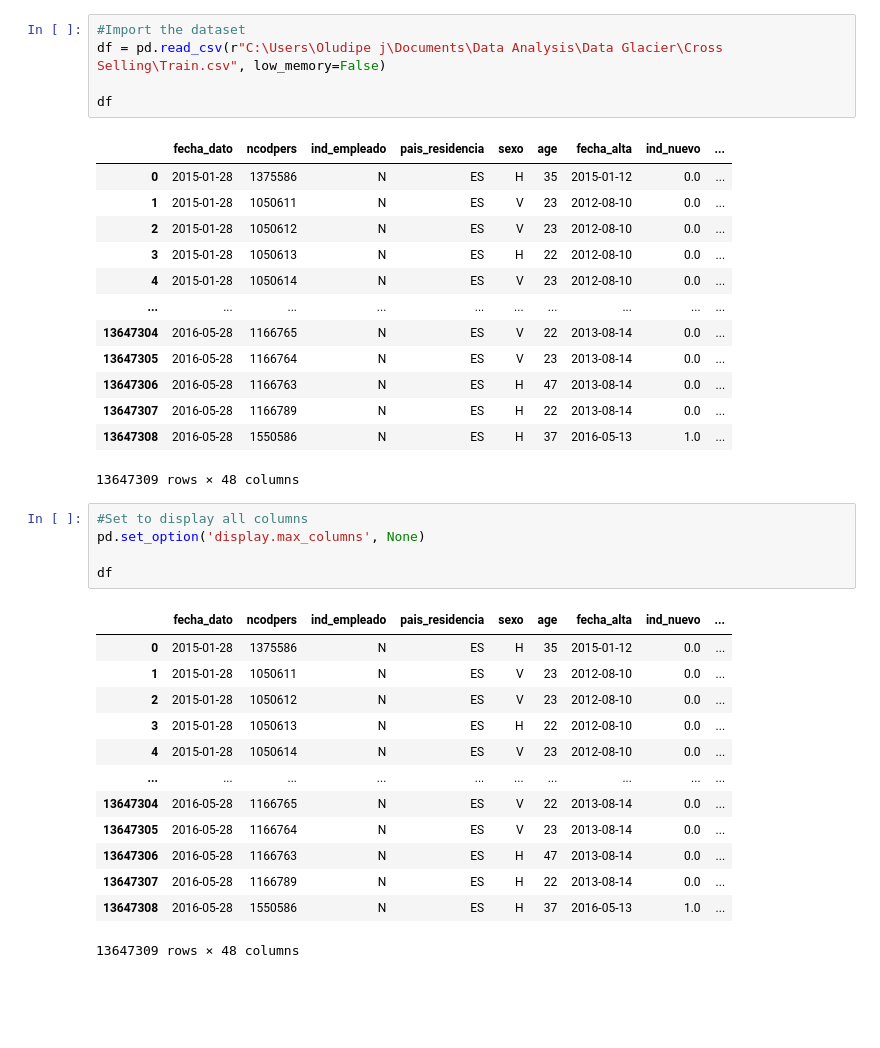
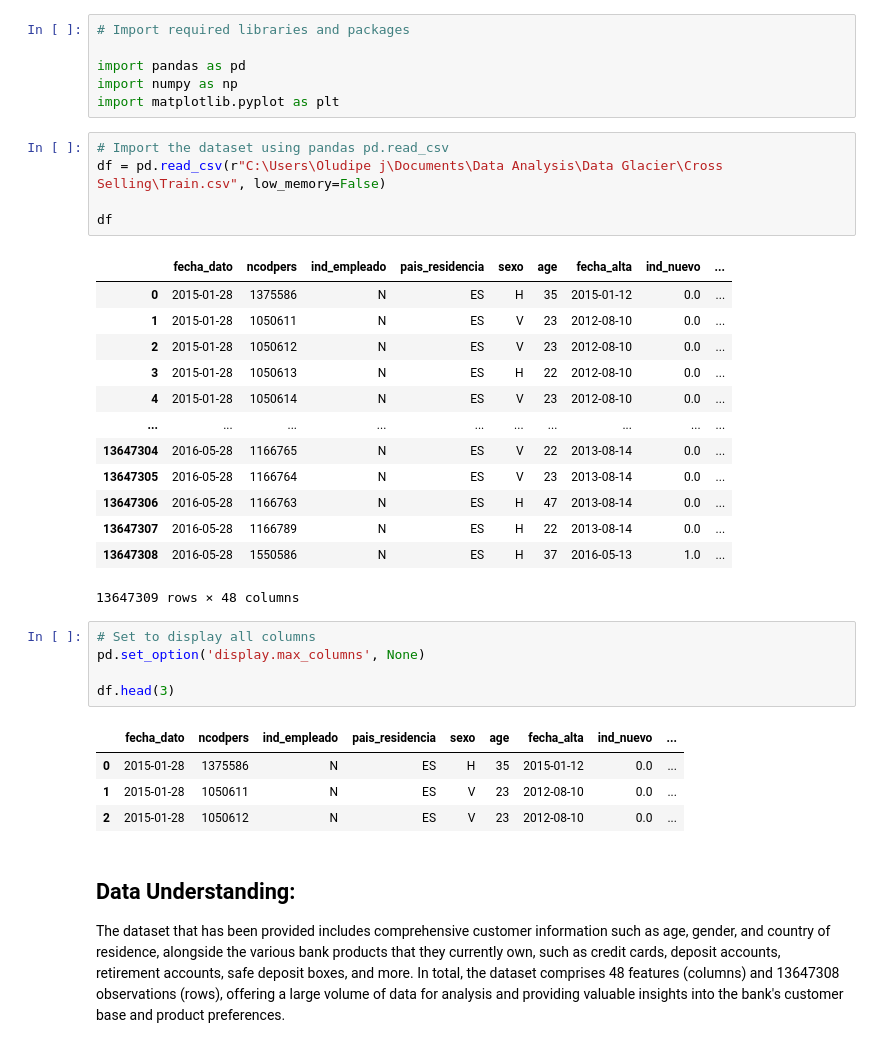
Before and after one commit to JesumboOludipe/Data-Glacier-Internship, a Jupyter notebook: Week 9/Cross-Selling Project.ipynb, the cells around one changed output. Cells and saved outputs as stored; diff of their text form; blank space fills up the shorter version.

```diff
--- a/Week 9/Cross-Selling Project.ipynb
+++ b/Week 9/Cross-Selling Project.ipynb
@@ -6,5 +10,11 @@ import numpy as np
+# %%
+# Import required libraries and packages
+
+import pandas as pd
+import numpy as np
+import matplotlib.pyplot as plt
 # %%
-#Import the dataset
+# Import the dataset using pandas pd.read_csv
 df = pd.read_csv(r"C:\Users\Oludipe j\Documents\Data Analysis\Data Glacier\Cross Selling\Train.csv", low_memory=False)
 
 df
@@ -23,21 +33,15 @@ df
 | 13647308 | 2016-05-28 | 1550586 | N | ES | H | 37 | 2016-05-13 | 1.0 | ... |
 13647309 rows × 48 columns
 # %%
-#Set to display all columns
+# Set to display all columns
 pd.set_option('display.max_columns', None)
 
-df
+df.head(3)
 # %% [output]
 |  | fecha_dato | ncodpers | ind_empleado | pais_residencia | sexo | age | fecha_alta | ind_nuevo | ... |
 | 0 | 2015-01-28 | 1375586 | N | ES | H | 35 | 2015-01-12 | 0.0 | ... |
 | 1 | 2015-01-28 | 1050611 | N | ES | V | 23 | 2012-08-10 | 0.0 | ... |
 | 2 | 2015-01-28 | 1050612 | N | ES | V | 23 | 2012-08-10 | 0.0 | ... |
-| 3 | 2015-01-28 | 1050613 | N | ES | H | 22 | 2012-08-10 | 0.0 | ... |
-| 4 | 2015-01-28 | 1050614 | N | ES | V | 23 | 2012-08-10 | 0.0 | ... |
-| ... | ... | ... | ... | ... | ... | ... | ... | ... | ... |
-| 13647304 | 2016-05-28 | 1166765 | N | ES | V | 22 | 2013-08-14 | 0.0 | ... |
-| 13647305 | 2016-05-28 | 1166764 | N | ES | V | 23 | 2013-08-14 | 0.0 | ... |
-| 13647306 | 2016-05-28 | 1166763 | N | ES | H | 47 | 2013-08-14 | 0.0 | ... |
-| 13647307 | 2016-05-28 | 1166789 | N | ES | H | 22 | 2013-08-14 | 0.0 | ... |
-| 13647308 | 2016-05-28 | 1550586 | N | ES | H | 37 | 2016-05-13 | 1.0 | ... |
-13647309 rows × 48 columns
+# %% [markdown]
+## **Data Understanding:**
+The dataset that has been provided includes comprehensive customer information such as age, gender, and country of residence, alongside the various bank products that they currently own, such as credit cards, deposit accounts, retirement accounts, safe deposit boxes, and more. In total, the dataset comprises 48 features (columns) and 13647308 observations (rows), offering a large volume of data for analysis and providing valuable insights into the bank's customer base and product preferences.
```
Also changed, not shown: parts of 22 cells of this notebook.
